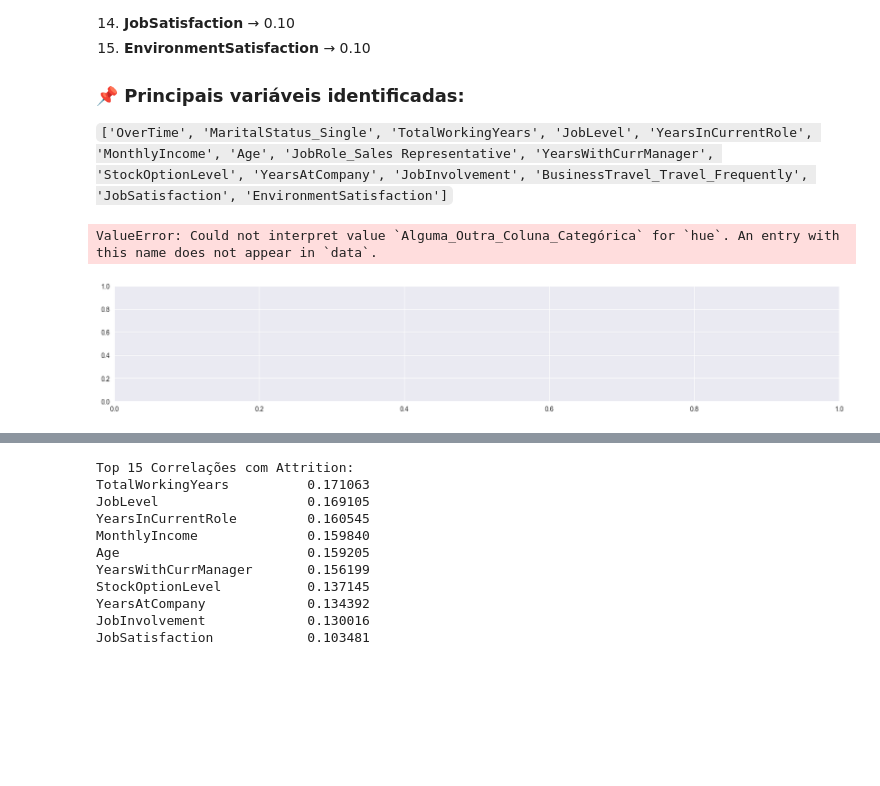
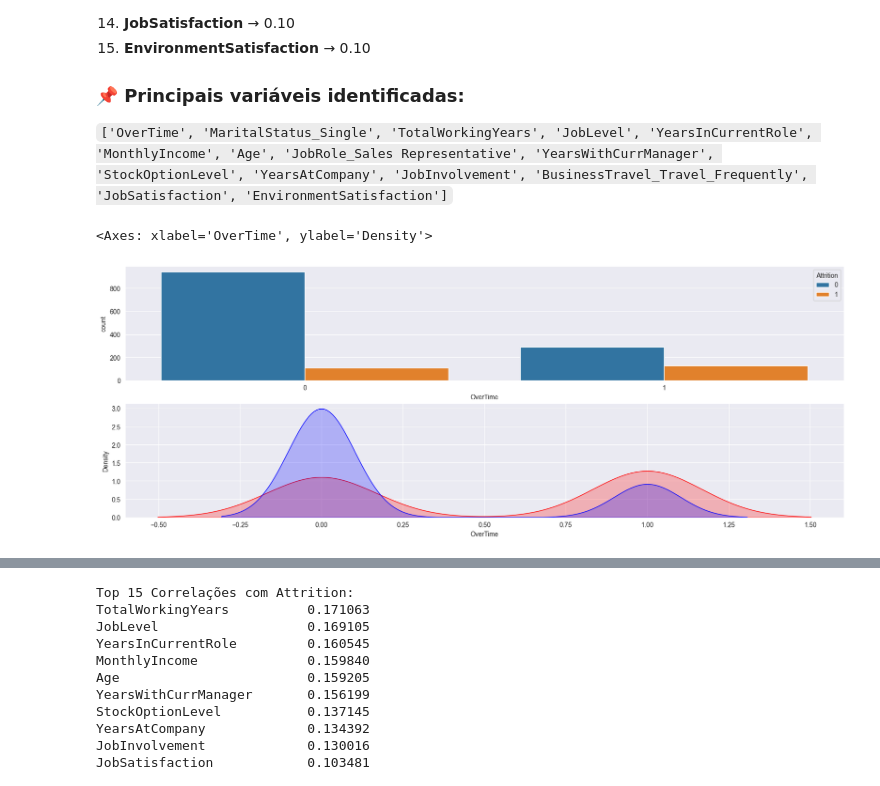
Before and after one commit to Haell39/HR-Analytics, a Jupyter notebook: notebooks/EDA_HR.ipynb, the cells around one changed output, grey strips where cells are left out. Drawn from its saved outputs; the diff is of its cells as text; code cells hidden in the pictures; blank space fills up the shorter version.

```diff
--- a/notebooks/EDA_HR.ipynb
+++ b/notebooks/EDA_HR.ipynb
@@ -488,24 +491,16 @@ dtype: float64
 ### 📌 **Principais variáveis identificadas:**
 `['OverTime', 'MaritalStatus_Single', 'TotalWorkingYears', 'JobLevel', 'YearsInCurrentRole', 'MonthlyIncome', 'Age', 'JobRole_Sales Representative', 'YearsWithCurrManager', 'StockOptionLevel', 'YearsAtCompany', 'JobInvolvement', 'BusinessTravel_Travel_Frequently', 'JobSatisfaction', 'EnvironmentSatisfaction']`
 # %%
-# Agora vou gerar os graficos das correlações das principais variaveis(as de maior impacto) com a variavel alvo Attrition
-
-import matplotlib.pyplot as plt
-import seaborn as sns
-
-# Supondo que 'OverTime' seja uma coluna categórica no seu DataFrame
 plt.figure(figsize=(20, 30))
 
 # Primeiro subplot: Countplot
 plt.subplot(811)
-sns.countplot(x='OverTime', hue='Alguma_Outra_Coluna_Categórica', data=employee_df)
+sns.countplot(x='OverTime', hue='Attrition', data=employee_df)  # Usando 'Gender' como hue
 
 # Segundo subplot: KDE plot
 plt.subplot(812)
 sns.kdeplot(left_df['OverTime'], label='Funcionários que saíram', fill=True, color='r')
 sns.kdeplot(stayed_df['OverTime'], label='Funcionários que ficaram', fill=True, color='b')
-
-plt.show()
 # %% [output]
-ValueError: Could not interpret value `Alguma_Outra_Coluna_Categórica` for `hue`. An entry with this name does not appear in `data`.
+<Axes: xlabel='OverTime', ylabel='Density'>
-[figure, old version]
+[figure, new version]
```
Also changed, not shown: parts of 6 cells of this notebook.
